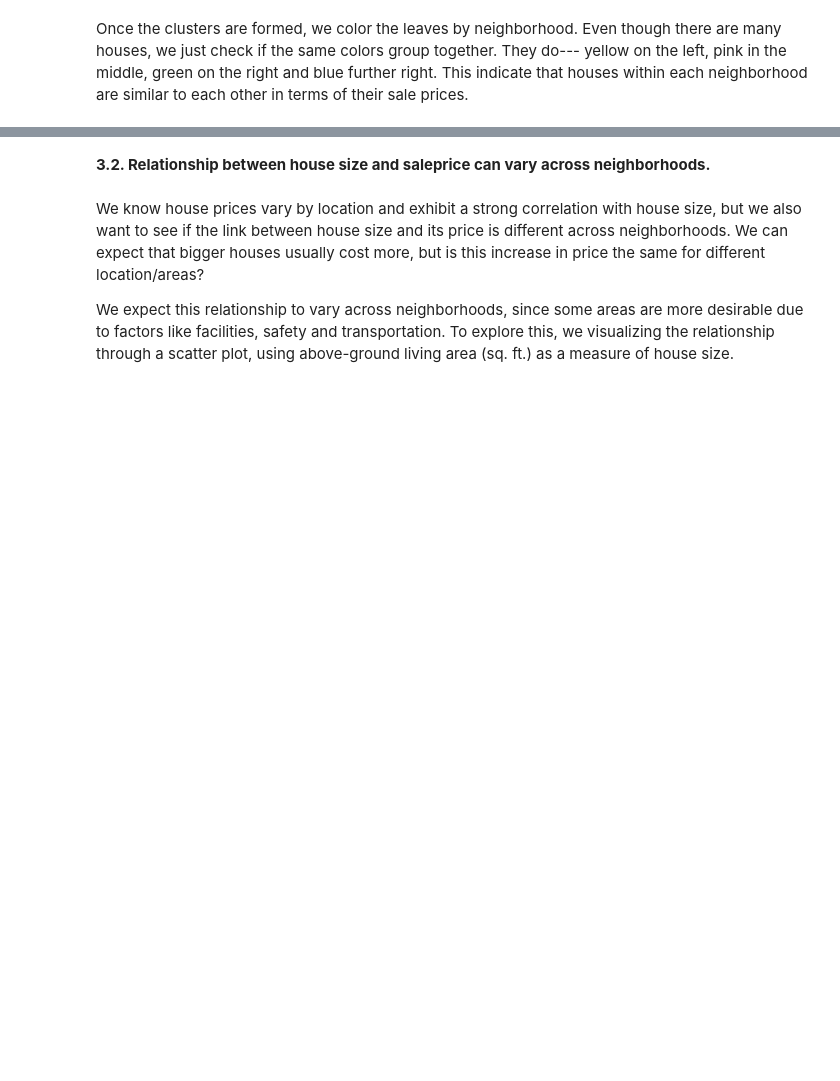
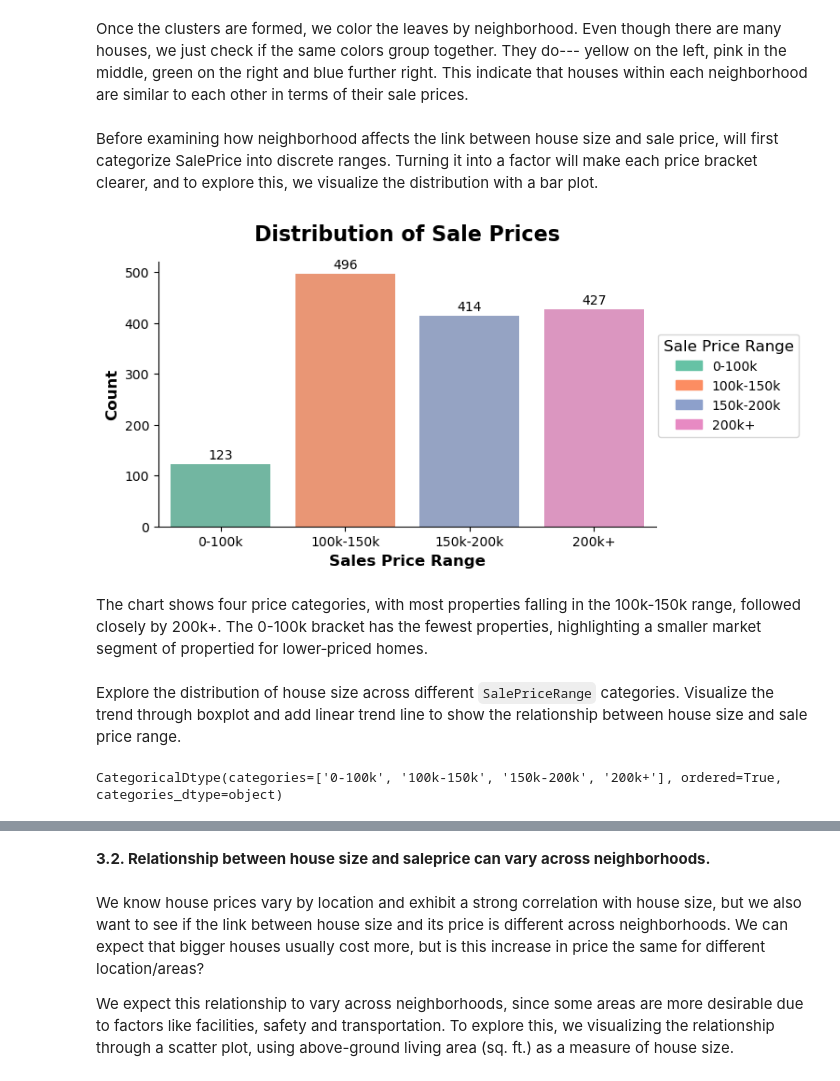
Before and after one commit to annugit1655/Real-Estate-Price-Prediction, a Jupyter notebook: Real-Estate-Price-Prediction/notebooks/EDA-house-part-1.ipynb, the cells around one changed output, grey strips where cells are left out. Drawn from its saved outputs; the diff is of its cells as text; code cells hidden in the pictures; blank space fills up the shorter version.

```diff
--- a/Real-Estate-Price-Prediction/notebooks/EDA-house-part-1.ipynb
+++ b/Real-Estate-Price-Prediction/notebooks/EDA-house-part-1.ipynb
@@ -680,2 +682,53 @@ plt.show()
 # %% [markdown]
 Once the clusters are formed, we color the leaves by neighborhood. Even though there are many houses, we just check if the same colors group together. They do--- yellow on the left, pink in the middle, green on the right and blue further right. This indicate that houses within each neighborhood are similar to each other in terms of their sale prices.
+# %% [markdown]
+Before examining how neighborhood affects the link between house size and sale price, will first categorize SalePrice into discrete ranges. Turning it into a factor will make each price bracket clearer, and to explore this, we visualize the distribution with a bar plot.
+# %%
+# Define bins and labels
+bins = [-float("inf"), 100000, 150000, 200000, float("inf")]
+labels = ["0-100k", "100k-150k", "150k-200k", "200k+"]
+
+# Create the new categorical column
+new_df["SalePrice_Range"] = pd.cut(new_df["SalePrice"],
+                                  bins=bins,
+                                  labels=labels)
+
+# Count values for each category
+counts = new_df['SalePrice_Range'].value_counts().sort_index()
+
+# Create bar plot
+plt.figure(figsize=(8,4))
+sns.barplot(
+    x=counts.index,
+    y=counts.values,
+    palette="Set2"
+)
+
+# Add count labels above bars
+for i, val in enumerate(counts.values):
+    plt.text(i, val + 5, str(val), ha='center', va='bottom')
+
+# Add legend with custom colors
+handles = [plt.Rectangle((0,0),1, 1, color=color)
+           for color in sns.color_palette("Set2", n_colors = len(counts.index))]
+plt.legend(handles, counts.index, title="Sale Price Range", title_fontsize=12, fontsize=10, loc='upper right', bbox_to_anchor=(1.30, 0.75), fancybox=True)
+
+# Titles and labels
+plt.title("Distribution of Sale Prices", fontsize=16, fontweight='bold', y=1.05)
+plt.xlabel("Sales Price Range",fontsize=12, fontweight='bold')
+plt.ylabel("Count", fontsize=12, fontweight='bold')
+sns.despine(right=True, top=True)
+
+# Show plot
+plt.tight_layout()
+plt.show()
+# %% [output]
+[figure, added]
+# %% [markdown]
+The chart shows four price categories, with most properties falling in the 100k-150k range, followed closely by 200k+. The 0-100k bracket has the fewest properties, highlighting a smaller market segment of propertied for lower‑priced homes.
+# %% [markdown]
+Explore the distribution of house size across different `SalePriceRange` categories. Visualize the trend through boxplot and add linear trend line to show the relationship between house size and sale price range.
+# %%
+new_df["SalePrice_Range"].dtype
+# %% [output]
+CategoricalDtype(categories=['0-100k', '100k-150k', '150k-200k', '200k+'], ordered=True, categories_dtype=object)
```
Also changed, not shown: parts of 13 cells of this notebook, 3 other files.
